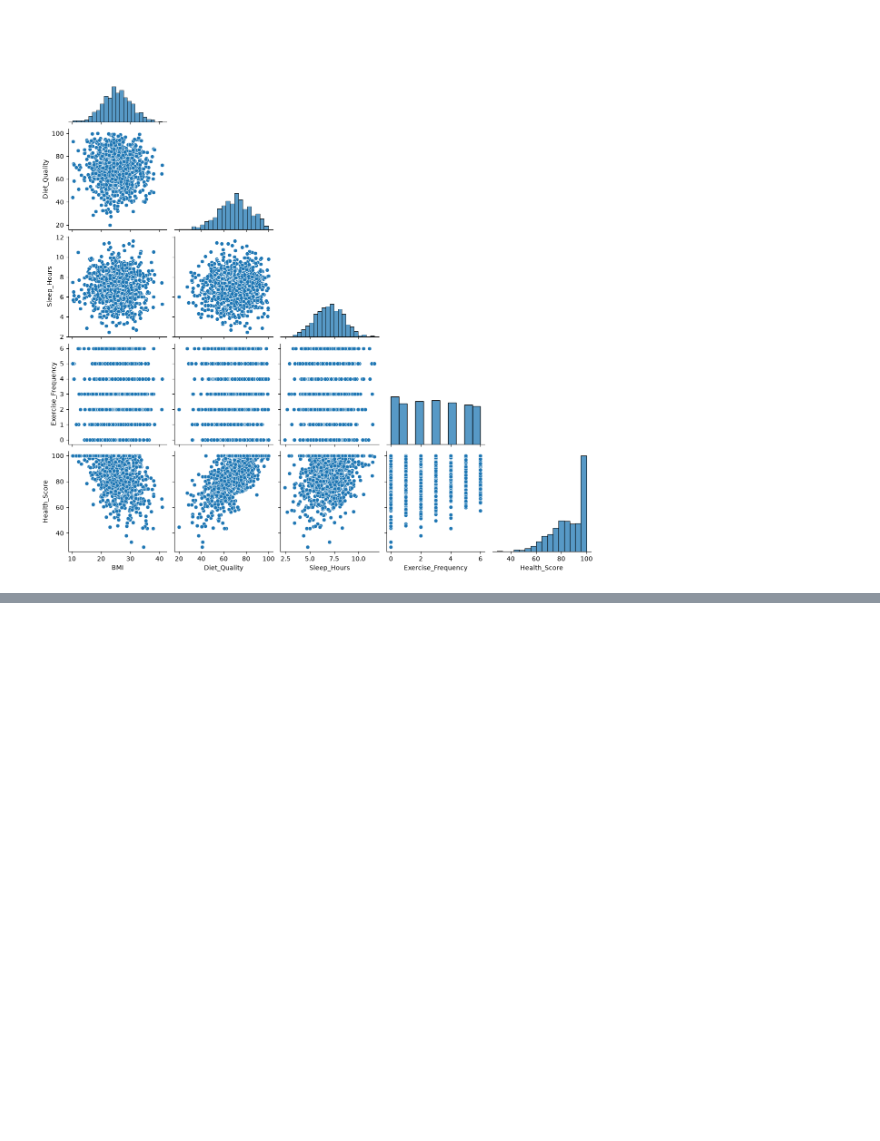
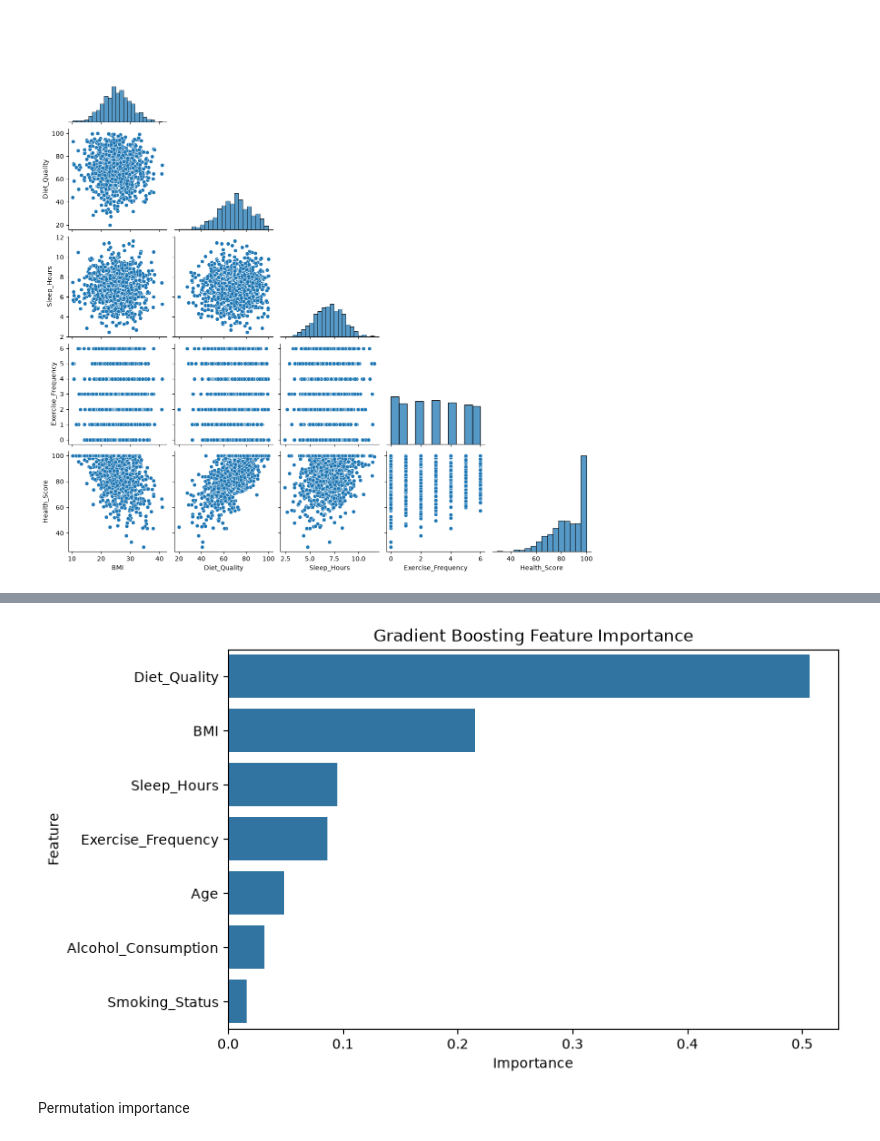
Before and after one commit to K-918/Lifestyle_Health_Prediction, a Jupyter notebook: Health_eda.ipynb, the cells around one changed output, grey strips where cells are left out. Saved outputs shown, nothing was run; the diff lists cells and outputs as text; code cells hidden in the pictures; blank space fills up the shorter version.

```diff
--- a/Health_eda.ipynb
+++ b/Health_eda.ipynb
@@ -705,0 +1155,15 @@ plt.show()
+# %%
+# Get the best Gradient Boosting model
+best_gb_model = grid_gb.best_estimator_
+
+# Make predictions on the test set
+y_pred_gb_tuned = best_gb_model.predict(X_test)
+
+# Calculate test metrics
+mae_gb_tuned = mean_absolute_error(y_test, y_pred_gb_tuned)
+rmse_gb_tuned = np.sqrt(mean_squared_error(y_test, y_pred_gb_tuned))
+r2_gb_tuned = r2_score(y_test, y_pred_gb_tuned)
+
+print(f"Test MAE:  {mae_gb_tuned:.3f}")
+print(f"Test RMSE: {rmse_gb_tuned:.3f}")
+print(f"Test R²:   {r2_gb_tuned:.3f}")
@@ -705,0 +1306,14 @@ plt.show()
+# %%
+# Get feature importance from the tuned Gradient Boosting model
+feature_importance = pd.DataFrame({
+    "Feature": X.columns,
+    "Importance": best_gb_model.feature_importances_
+})
+
+# Sort from most to least important
+feature_importance = feature_importance.sort_values(
+    by="Importance",
+    ascending=False
+)
+
+print(feature_importance)
@@ -705,0 +1329,17 @@ plt.show()
+# %%
+plt.figure(figsize=(8, 5))
+
+sns.barplot(
+    data=feature_importance,
+    x="Importance",
+    y="Feature"
+)
+
+plt.title("Gradient Boosting Feature Importance")
+plt.xlabel("Importance")
+plt.ylabel("Feature")
+plt.show()
+# %% [output]
+[figure, added]
+# %% [markdown]
+Permutation importance
```
Also changed, not shown: parts of 85 cells of this notebook.
